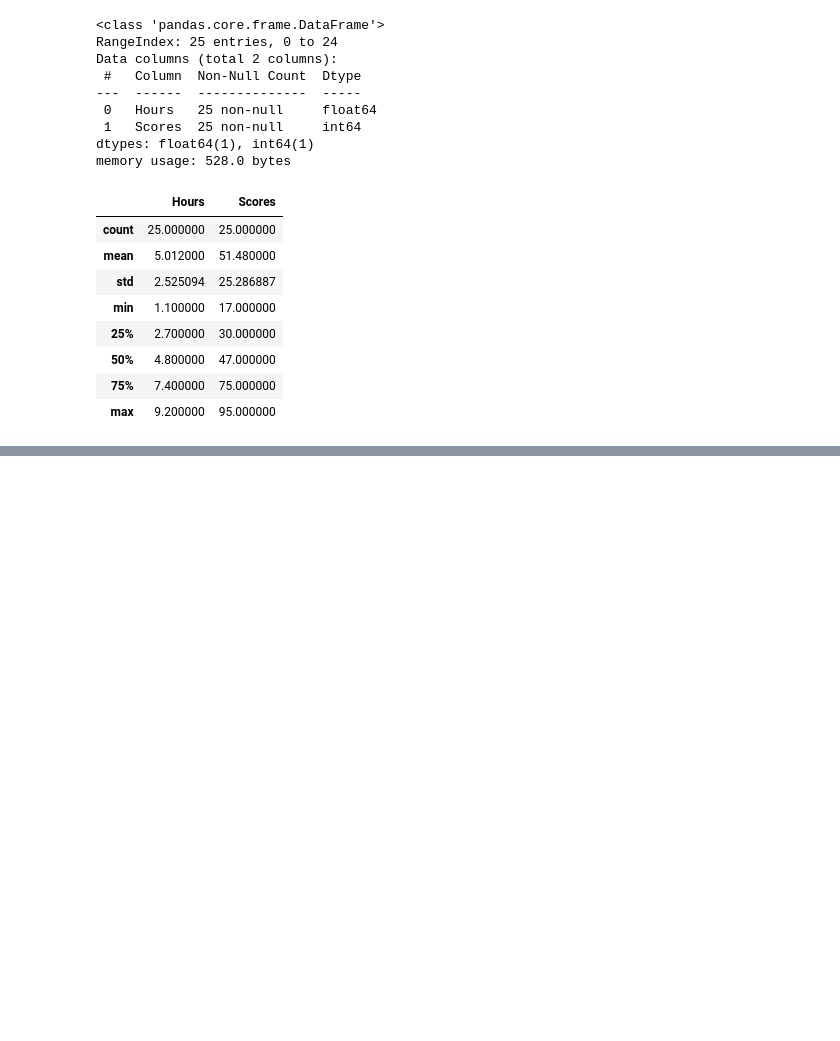
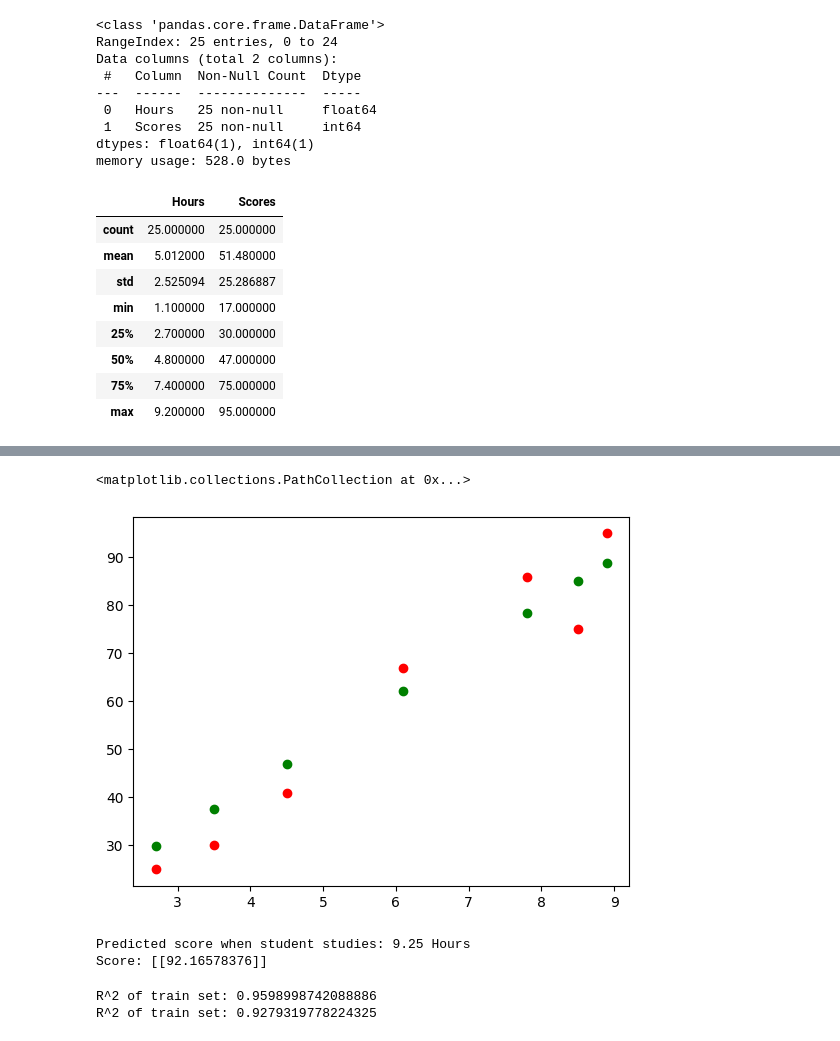
Before and after one commit to cjieguang/TheSparksFoundation, a Jupyter notebook: TSFGRIP-Task-1/TSFGRIP-Task-1.ipynb, the cells around one changed output, grey strips where cells are left out. Drawn from its saved outputs; the diff is of its cells as text; code cells hidden in the pictures; blank space fills up the shorter version.

```diff
--- a/TSFGRIP-Task-1/TSFGRIP-Task-1.ipynb
+++ b/TSFGRIP-Task-1/TSFGRIP-Task-1.ipynb
@@ -61,0 +105,28 @@ memory usage: 528.0 bytes
+# %%
+# Predict test
+y_test_pred = linreg.predict(x_test)
+
+# Actual
+plt.scatter(x_test, y_test, color = "red")
+# Predicted
+plt.scatter(x_test, y_test_pred, color = "green")
+# %% [output]
+<matplotlib.collections.PathCollection at 0x...>
+[figure, added]
+# %%
+# Predict when student studies 9.25 hrs
+no_of_hours = 9.25
+print(f"Predicted score when student studies: {no_of_hours} Hours")
+print(f"Score: {linreg.predict([[no_of_hours]])}")
+# %% [output]
+Predicted score when student studies: 9.25 Hours
+Score: [[92.16578376]]
+# %%
+# R^2 (Explained Variance) of model to check goodness of fit
+print(f"R^2 of train set: {linreg.score(x_train, y_train)}")
+print(f"R^2 of train set: {linreg.score(x_test, y_test)}")
+
+# Higher number is better fit
+# %% [output]
+R^2 of train set: 0.9598998742088886
+R^2 of train set: 0.9279319778224325
```
Also changed, not shown: parts of 5 cells of this notebook.
